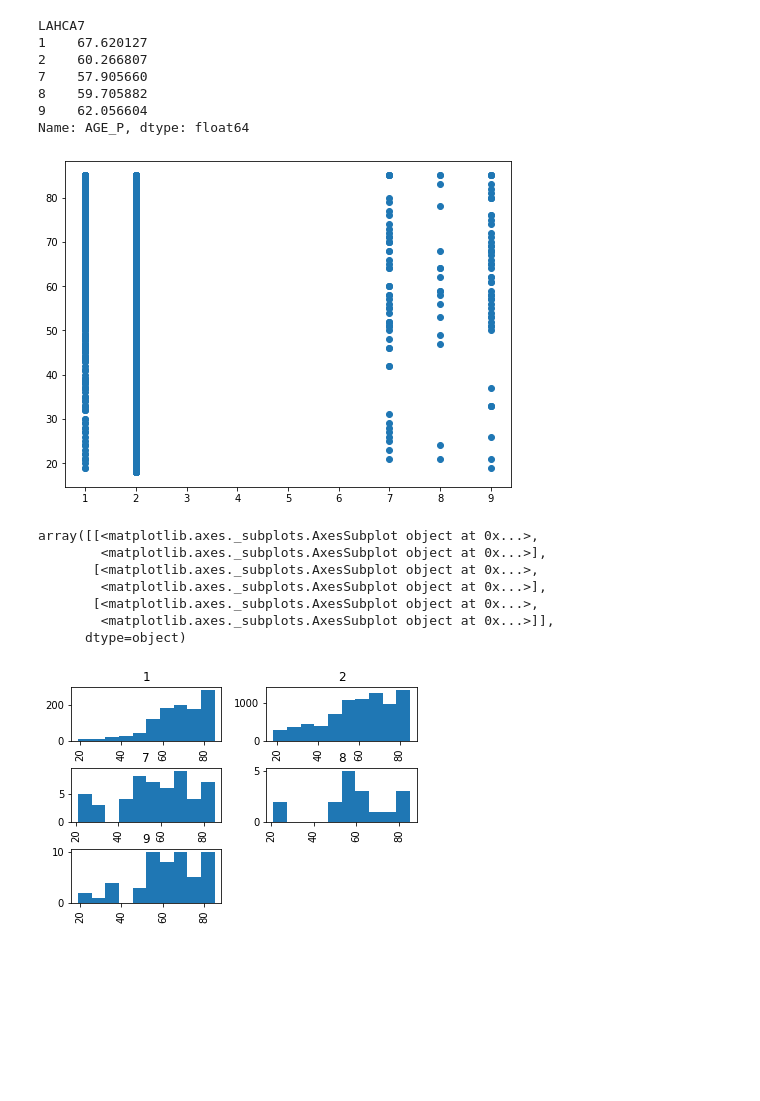
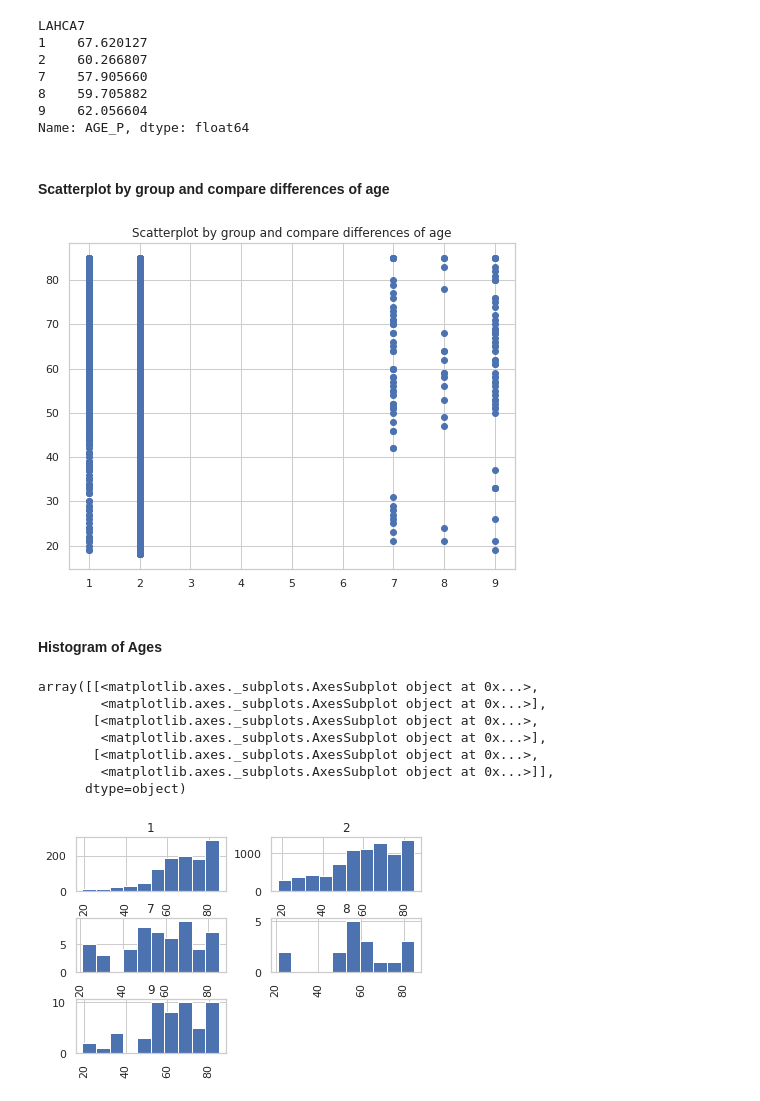
Before and after one commit to MaxShalom/arise, a Jupyter notebook: Social_Determinants_in_Health.ipynb, the cells around one changed output. Drawn from its saved outputs; the diff is of its cells as text; code cells hidden in the pictures; blank space fills up the shorter version.

```diff
--- a/Social_Determinants_in_Health.ipynb
+++ b/Social_Determinants_in_Health.ipynb
@@ -8 +9,12 @@
+# %%
+import pandas as pd
+import numpy as np
+import IPython
+import matplotlib.pyplot as plt
+from sklearn import preprocessing
+from sklearn.linear_model import LogisticRegression
+from sklearn.model_selection import train_test_split
+import seaborn as sns
+sns.set(style="white")
+sns.set(style="whitegrid", color_codes=True)
 # %%
@@ -109,13 +253,17 @@ LAHCA7
 8    59.705882
 9    62.056604
 Name: AGE_P, dtype: float64
+# %% [markdown]
+#### Scatterplot by group and compare differences of age
 # %%
-# Scatterplot by group and compare differences
 fig, ax = plt.subplots(figsize=(8,6))
 ax.scatter(persons_data.LAHCA7, persons_data.AGE_P, cmap='tab20b')
+plt.title('Scatterplot by group and compare differences of age')
 plt.show()
 # %% [output]
-[figure, old version]
+[figure, new version]
+# %% [markdown]
+#### Histogram of Ages
 # %%
 persons_data['AGE_P'].hist(by=persons_data['LAHCA7'])
 # %% [output]
@@ -126,4 +274,4 @@ array([[<matplotlib.axes._subplots.AxesSubplot object at 0x...>,
        [<matplotlib.axes._subplots.AxesSubplot object at 0x...>,
         <matplotlib.axes._subplots.AxesSubplot object at 0x...>]],
       dtype=object)
-[figure, old version]
+[figure, new version]
```
Also changed, not shown: parts of 28 cells of this notebook, 8 other files.
